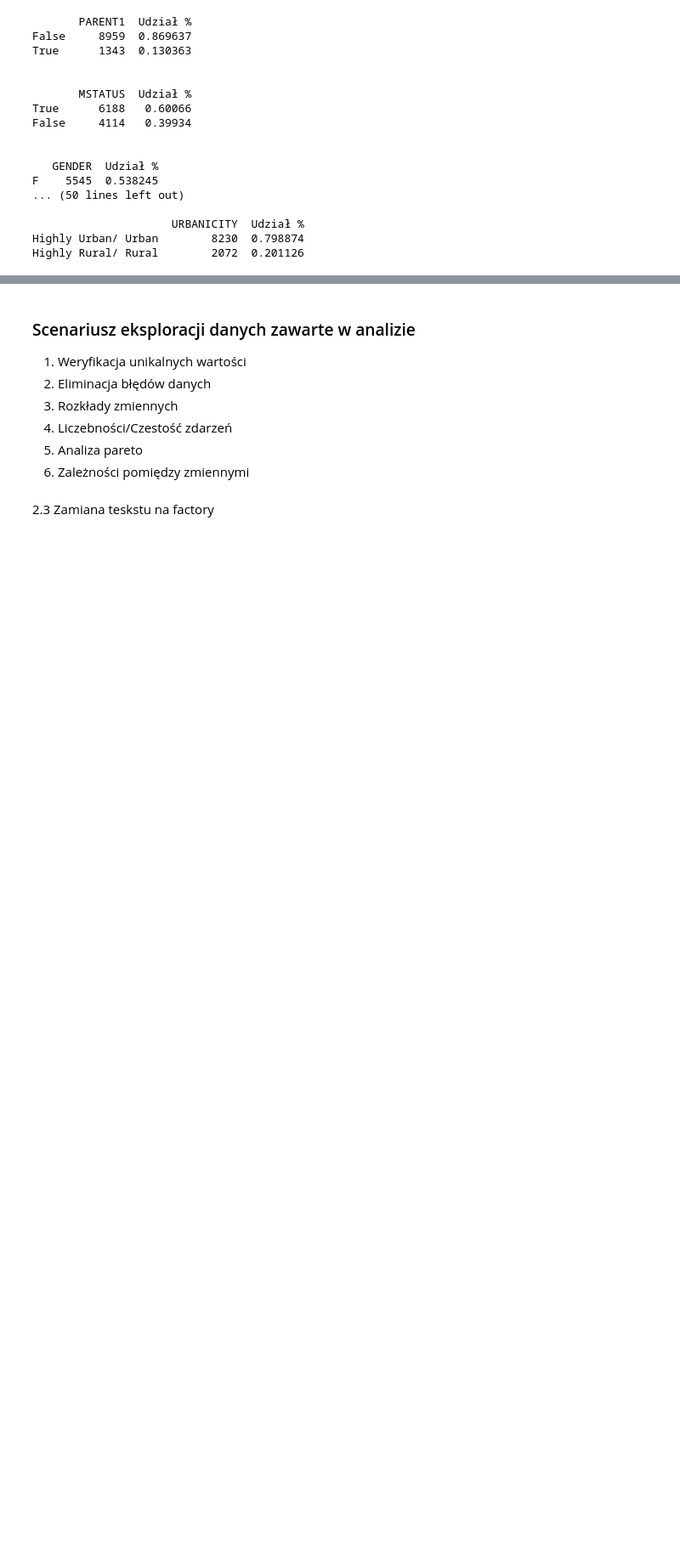
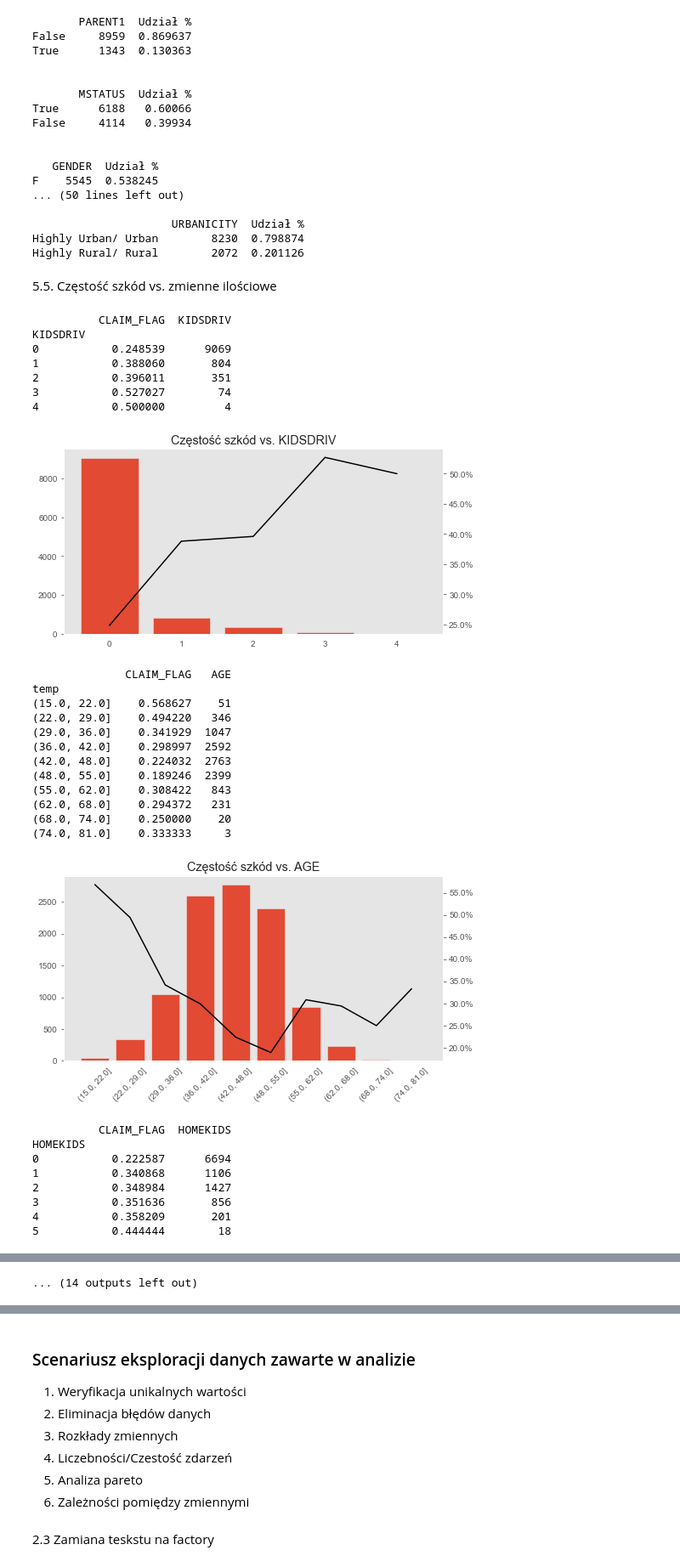
Before and after one commit to DominikMAI/Modele_Parametryczne, a Jupyter notebook: Eksploracja_danych.ipynb, the cells around one changed output, grey strips where cells are left out. Shown at 85% size. Drawn from its saved outputs; the diff is of its cells as text; code cells hidden in the pictures; blank space fills up the shorter version.

```diff
--- a/Eksploracja_danych.ipynb
+++ b/Eksploracja_danych.ipynb
@@ -481,3 +482,64 @@ F    5545  0.538245
                      URBANICITY  Udział %
 Highly Urban/ Urban        8230  0.798874
 Highly Rural/ Rural        2072  0.201126
+# %% [markdown]
+5.5. Częstość szkód vs. zmienne ilościowe
+# %%
+numeric_cols_predictors = []
+for c in df.columns[1:]:
+    if (str(df.loc[:, c].dtype) not in ['category', 'bool']) & (c != 'CLM_AMT'):
+        numeric_cols_predictors.append(c)
+
+for i in numeric_cols_predictors:
+    fig, ax1 = plt.subplots(1, 1, figsize=(8, 4))
+    ax2 = ax1.twinx()
+
+    if len(df[i].unique()) > 10:
+        df['temp'] = pd.cut(df[i], include_lowest=True, bins=10, precision=0)
+        data_summary = df.groupby('temp').agg({'CLAIM_FLAG': 'mean', i: 'count'})
+        ax1.bar(x=[str(item) for item in data_summary.index], height=data_summary[i])
+        ax2.plot(data_summary['CLAIM_FLAG'], color='black')
+        ax1.tick_params(axis='x', labelrotation = 45)
+        del df['temp']
+    else:
+        data_summary = df.groupby(i).agg({'CLAIM_FLAG': 'mean', i: 'count'})
+        ax1.bar(x=[str(item) for item in data_summary.index], height=data_summary[i])
+        ax2.plot(data_summary['CLAIM_FLAG'], color='black')
+
+    ax1.grid(False)
+    ax2.grid(False)
+    ax2.yaxis.set_major_formatter(PercentFormatter(1.0))
+    plt.title(f'Częstość szkód vs. {i}')
+
+    print(data_summary)
+    plt.show()
+# %% [output]
+          CLAIM_FLAG  KIDSDRIV
+KIDSDRIV
+0           0.248539      9069
+1           0.388060       804
+2           0.396011       351
+3           0.527027        74
+4           0.500000         4
+[figure, added]
+              CLAIM_FLAG   AGE
+temp
+(15.0, 22.0]    0.568627    51
+(22.0, 29.0]    0.494220   346
+(29.0, 36.0]    0.341929  1047
+(36.0, 42.0]    0.298997  2592
+(42.0, 48.0]    0.224032  2763
+(48.0, 55.0]    0.189246  2399
+(55.0, 62.0]    0.308422   843
+(62.0, 68.0]    0.294372   231
+(68.0, 74.0]    0.250000    20
+(74.0, 81.0]    0.333333     3
+[figure, added]
+          CLAIM_FLAG  HOMEKIDS
+HOMEKIDS
+0           0.222587      6694
+1           0.340868      1106
+2           0.348984      1427
+3           0.351636       856
+4           0.358209       201
+5           0.444444        18
@@ -483,0 +586 @@ Highly Rural/ Rural        2072  0.201126
+... (14 outputs left out)
```
Also changed, not shown: parts of 23 cells of this notebook.
